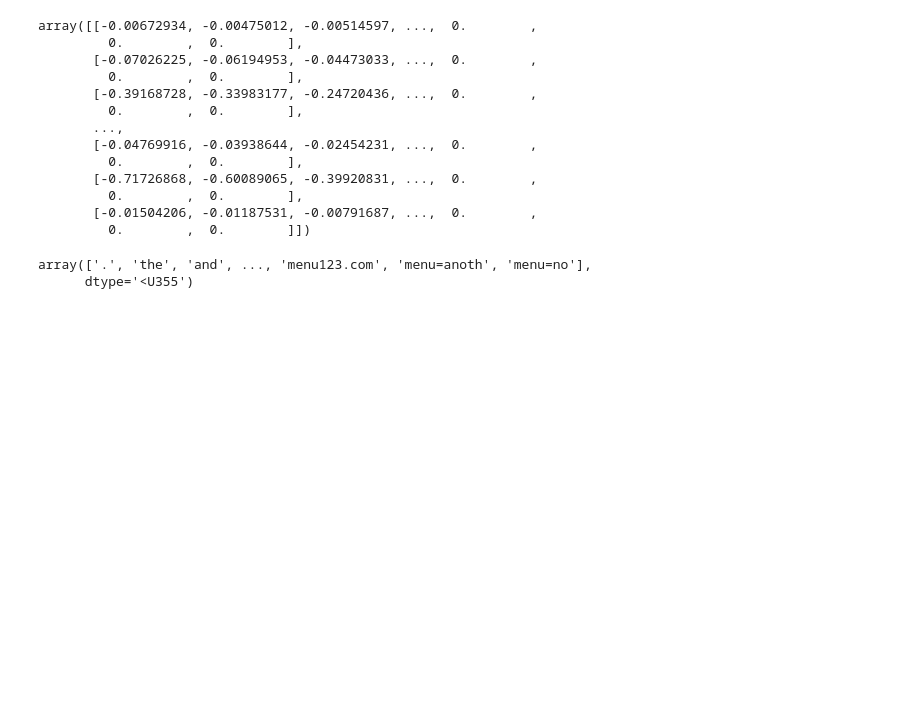
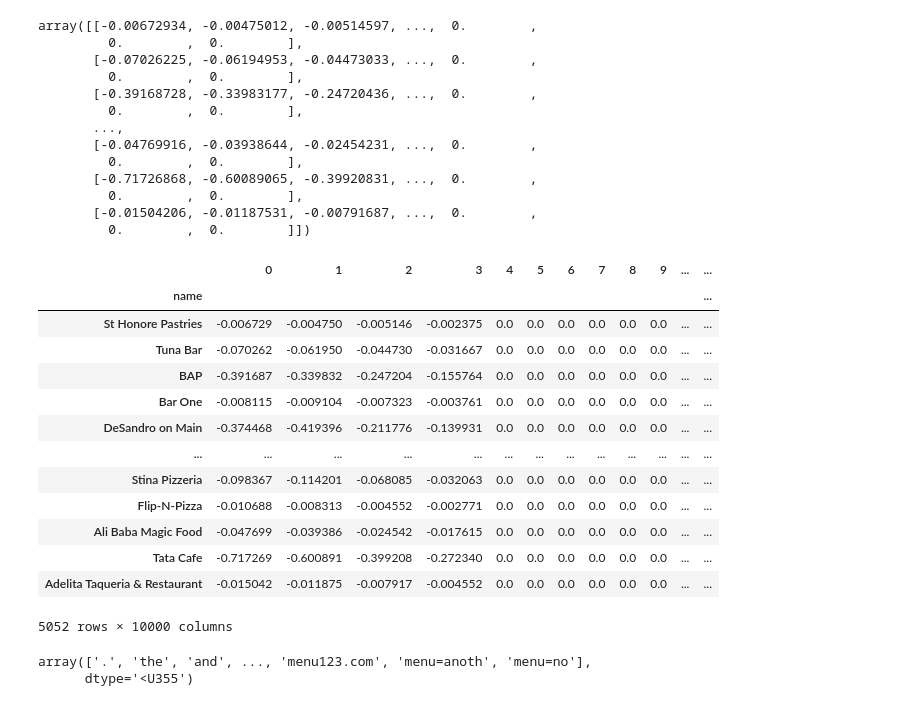
Before and after one commit to brookewu/4300Project, a Jupyter notebook: preliminary_work/generate_cosine.ipynb, the cells around one changed output. Drawn from its saved outputs; the diff is of its cells as text; code cells hidden in the pictures; blank space fills up the shorter version.

```diff
--- a/preliminary_work/generate_cosine.ipynb
+++ b/preliminary_work/generate_cosine.ipynb
@@ -227,3 +227,22 @@ array([[-0.00672934, -0.00475012, -0.00514597, ...,  0.        ,
          0.        ,  0.        ],
        [-0.01504206, -0.01187531, -0.00791687, ...,  0.        ,
          0.        ,  0.        ]])
+# %%
+top_tf_idf_df = pd.DataFrame(top_tf_idf)
+top_tf_idf_df.index = restaurants["name"]
+top_tf_idf_df
+# %% [output]
+|  | 0 | 1 | 2 | 3 | 4 | 5 | 6 | 7 | 8 | 9 | ... | ... |
+| name |  |  |  |  |  |  |  |  |  |  |  | ... |
+| St Honore Pastries | -0.006729 | -0.004750 | -0.005146 | -0.002375 | 0.0 | 0.0 | 0.0 | 0.0 | 0.0 | 0.0 | ... | ... |
+| Tuna Bar | -0.070262 | -0.061950 | -0.044730 | -0.031667 | 0.0 | 0.0 | 0.0 | 0.0 | 0.0 | 0.0 | ... | ... |
+| BAP | -0.391687 | -0.339832 | -0.247204 | -0.155764 | 0.0 | 0.0 | 0.0 | 0.0 | 0.0 | 0.0 | ... | ... |
+| Bar One | -0.008115 | -0.009104 | -0.007323 | -0.003761 | 0.0 | 0.0 | 0.0 | 0.0 | 0.0 | 0.0 | ... | ... |
+| DeSandro on Main | -0.374468 | -0.419396 | -0.211776 | -0.139931 | 0.0 | 0.0 | 0.0 | 0.0 | 0.0 | 0.0 | ... | ... |
+| ... | ... | ... | ... | ... | ... | ... | ... | ... | ... | ... | ... | ... |
+| Stina Pizzeria | -0.098367 | -0.114201 | -0.068085 | -0.032063 | 0.0 | 0.0 | 0.0 | 0.0 | 0.0 | 0.0 | ... | ... |
+| Flip-N-Pizza | -0.010688 | -0.008313 | -0.004552 | -0.002771 | 0.0 | 0.0 | 0.0 | 0.0 | 0.0 | 0.0 | ... | ... |
+| Ali Baba Magic Food | -0.047699 | -0.039386 | -0.024542 | -0.017615 | 0.0 | 0.0 | 0.0 | 0.0 | 0.0 | 0.0 | ... | ... |
+| Tata Cafe | -0.717269 | -0.600891 | -0.399208 | -0.272340 | 0.0 | 0.0 | 0.0 | 0.0 | 0.0 | 0.0 | ... | ... |
+| Adelita Taqueria & Restaurant | -0.015042 | -0.011875 | -0.007917 | -0.004552 | 0.0 | 0.0 | 0.0 | 0.0 | 0.0 | 0.0 | ... | ... |
+5052 rows × 10000 columns
```
Also changed, not shown: parts of 2 cells of this notebook.
